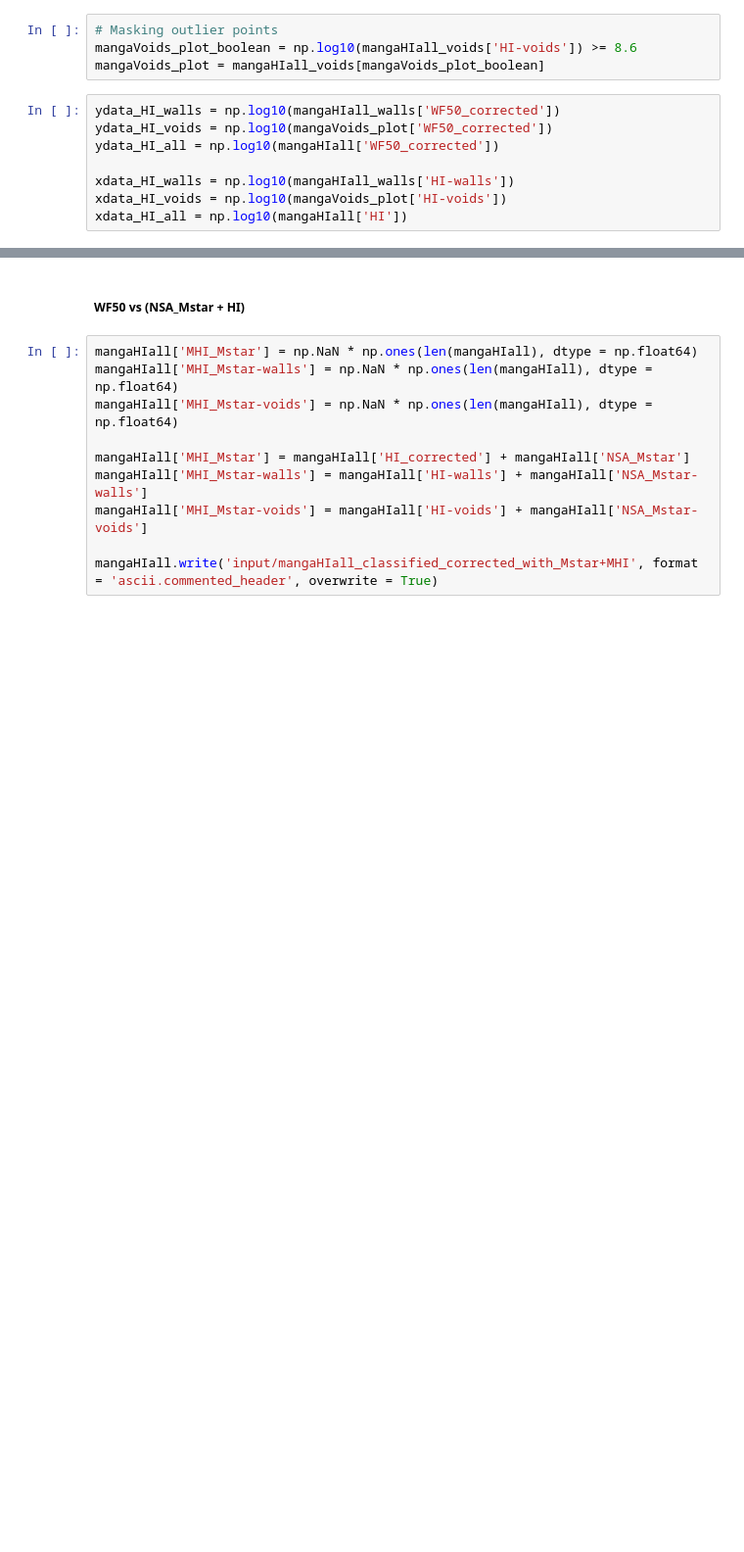
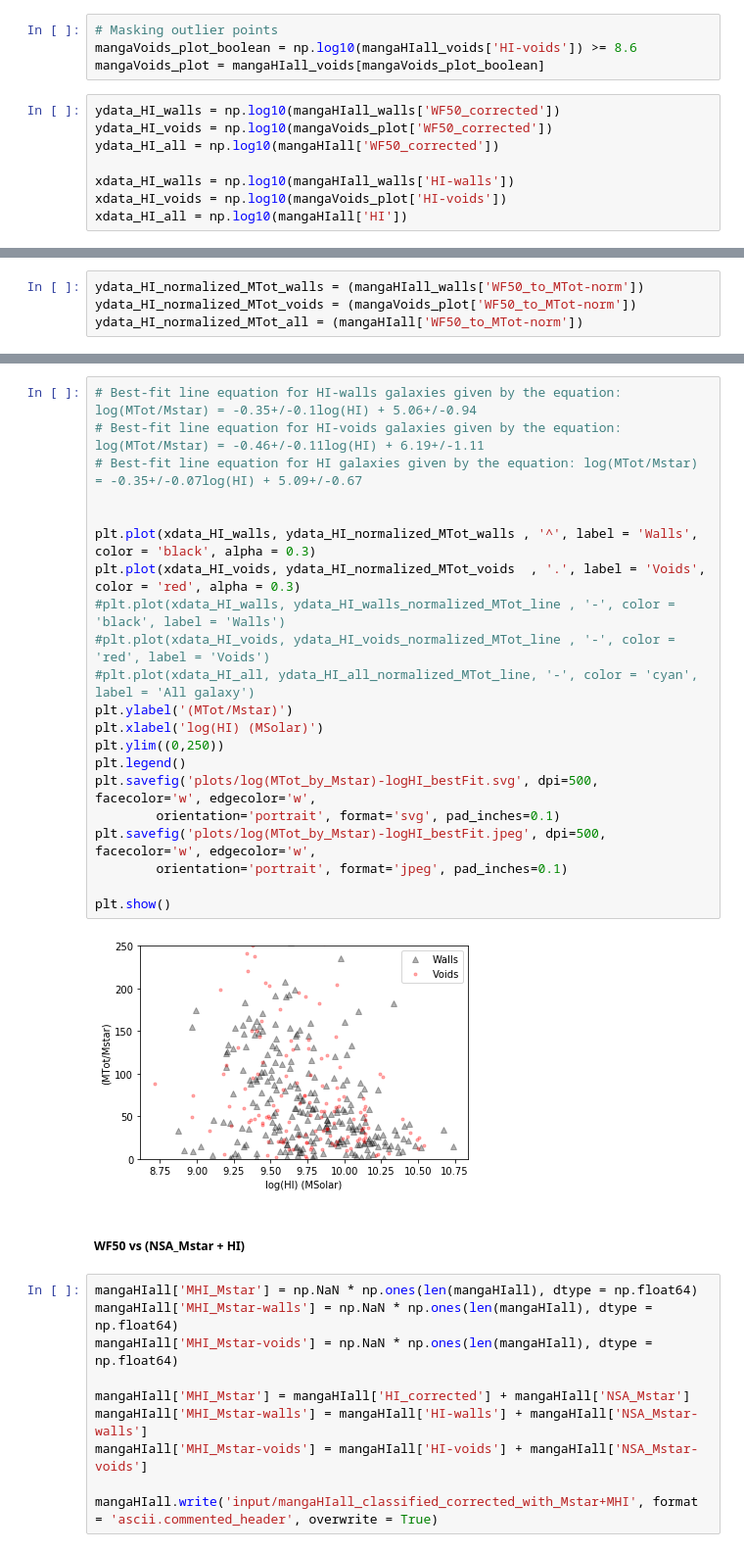
Before and after one commit to usiam/Summer-20_Galactic-Rotation-Curves-And-Dark-Matter, a Jupyter notebook: 07.mass_WF50_scatter_and_median_plots.ipynb, the cells around one changed output, grey strips where cells are left out. Shown: that part at 98% size. Drawn from its saved outputs; the diff is of its cells as text; blank space fills up the shorter version.

```diff
--- a/07.mass_WF50_scatter_and_median_plots.ipynb
+++ b/07.mass_WF50_scatter_and_median_plots.ipynb
@@ -107,0 +195,4 @@ ydata_HI_all_line = linear_bestfit(mangaHIall,'HI', 'all')
+# %%
+ydata_HI_normalized_MTot_walls = (mangaHIall_walls['WF50_to_MTot-norm'])
+ydata_HI_normalized_MTot_voids = (mangaVoids_plot['WF50_to_MTot-norm'])
+ydata_HI_normalized_MTot_all = (mangaHIall['WF50_to_MTot-norm'])
@@ -126,6 +225,29 @@ plt.savefig('plots/logWF50_corrected-logHI_bestFit.jpeg', dpi=500, facecolor='w'
 plt.show()
 # %% [output]
 [figure]
+# %%
+# Best-fit line equation for HI-walls galaxies given by the equation: log(MTot/Mstar) = -0.35+/-0.1log(HI) + 5.06+/-0.94
+# Best-fit line equation for HI-voids galaxies given by the equation: log(MTot/Mstar) = -0.46+/-0.11log(HI) + 6.19+/-1.11
+# Best-fit line equation for HI galaxies given by the equation: log(MTot/Mstar) = -0.35+/-0.07log(HI) + 5.09+/-0.67
+
+
+plt.plot(xdata_HI_walls, ydata_HI_normalized_MTot_walls , '^', label = 'Walls', color = 'black', alpha = 0.3)
+plt.plot(xdata_HI_voids, ydata_HI_normalized_MTot_voids  , '.', label = 'Voids', color = 'red', alpha = 0.3)
+#plt.plot(xdata_HI_walls, ydata_HI_walls_normalized_MTot_line , '-', color = 'black', label = 'Walls')
+#plt.plot(xdata_HI_voids, ydata_HI_voids_normalized_MTot_line , '-', color = 'red', label = 'Voids')
+#plt.plot(xdata_HI_all, ydata_HI_all_normalized_MTot_line, '-', color = 'cyan', label = 'All galaxy')
+plt.ylabel('(MTot/Mstar)')
+plt.xlabel('log(HI) (MSolar)')
+plt.ylim((0,250))
+plt.legend()
+plt.savefig('plots/log(MTot_by_Mstar)-logHI_bestFit.svg', dpi=500, facecolor='w', edgecolor='w',
+        orientation='portrait', format='svg', pad_inches=0.1)
+plt.savefig('plots/log(MTot_by_Mstar)-logHI_bestFit.jpeg', dpi=500, facecolor='w', edgecolor='w',
+        orientation='portrait', format='jpeg', pad_inches=0.1)
+
+plt.show()
+# %% [output]
+[figure, added]
 # %% [markdown]
 ##### WF50 vs (NSA_Mstar + HI)
 # %%
```
Also changed, not shown: parts of 44 cells of this notebook.
